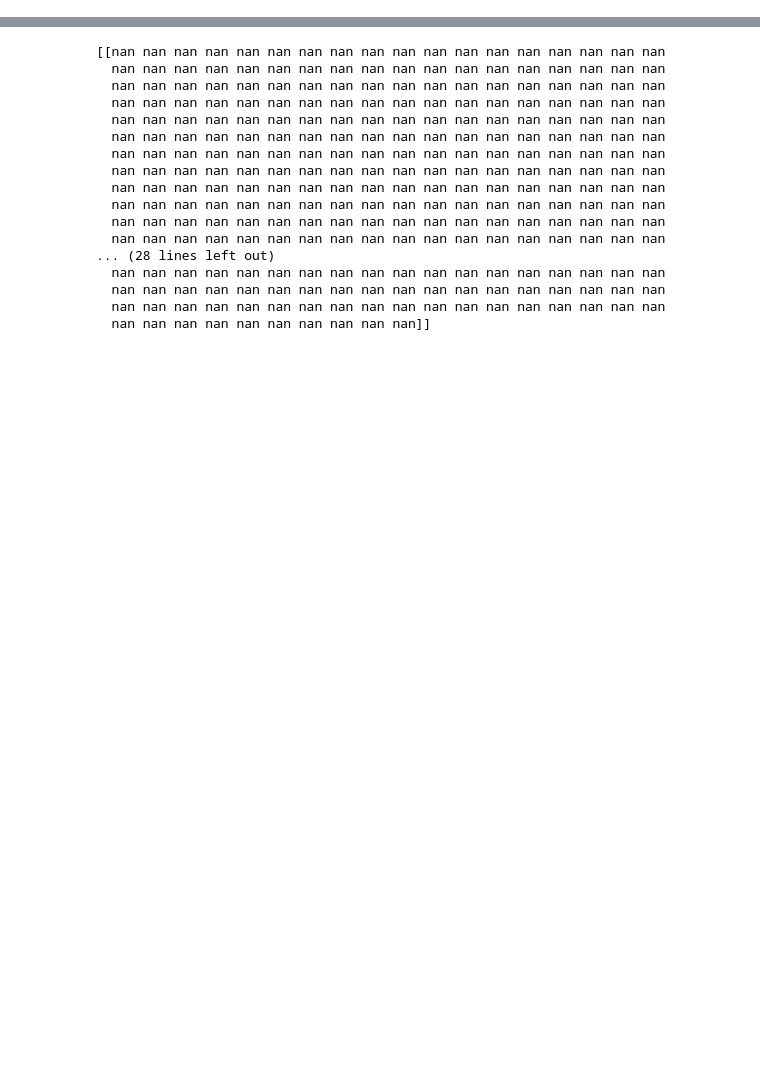
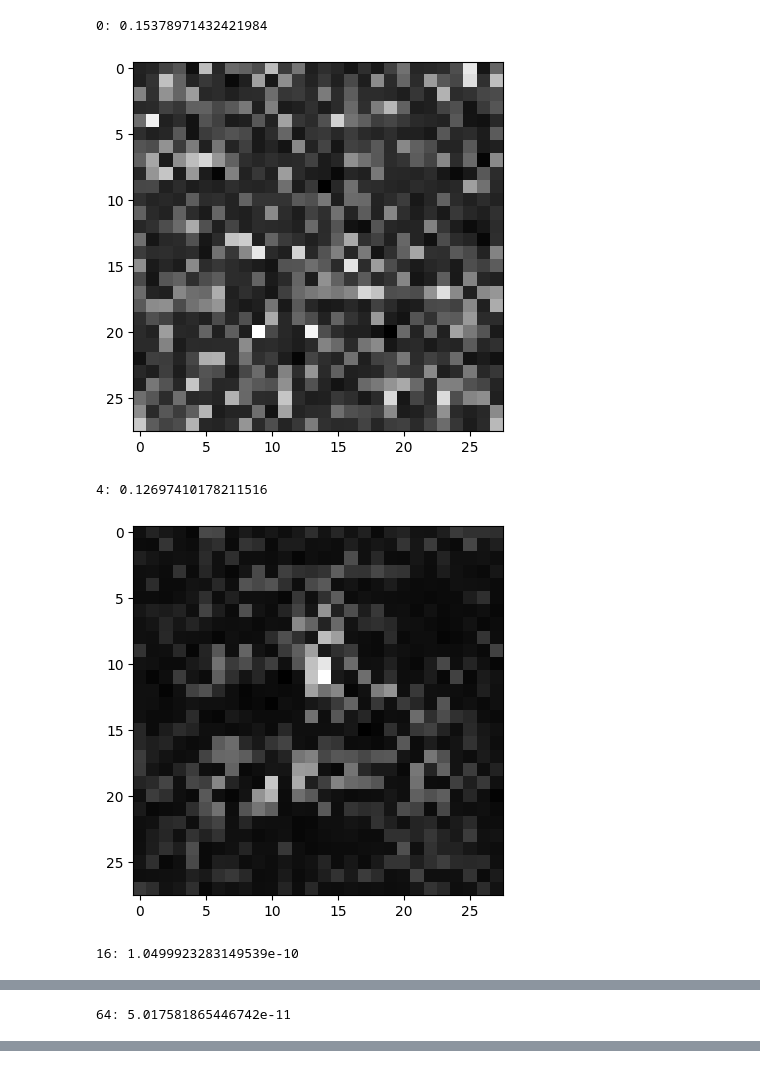
Before and after one commit to aszarata/network-2.0, a Jupyter notebook: generator.ipynb, the cells around one changed output, grey strips where cells are left out. Drawn from its saved outputs; the diff is of its cells as text; code cells hidden in the pictures; blank space fills up the shorter version.

```diff
--- a/generator.ipynb
+++ b/generator.ipynb
@@ -248,30 +51,26 @@ generator.add_layer(Layer(in_features=14*14, out_features=28*28, activation_func
-# %%
-class GenTrainer:
-    def __init__(self, generator, discriminator):
-        self.generator = generator
-        self.discriminator = discriminator
-
-        self.generator.train()
-        self.discriminator.eval()
-
-    def train(self, x, y):
-        x = generator.forward(x)
-
-        x = discriminator.forward(x)
-
-        error = discriminator.backward(y)
-        generator.backward(error)
-# %%
-prompt = 2
 # %%
-trainer = GenTrainer(generator, best_model)
+trainer = GenTrainer(generator, discriminator)
 # %%
 one_hot_prompt = np.zeros(10)
 one_hot_prompt[prompt] = 1
 # %%
 num_epochs = 200
 # %%
+results = []
+iter = 0
 for epoch in range(num_epochs):
     z = np.random.uniform(0, 255, 100)
 
-    trainer.train(z, one_hot_prompt)
+    output, evaluation = trainer.train(z, one_hot_prompt)
+    results.append(evaluation)
+
+    if epoch % 4**iter == 0:
+        print(f"{epoch}: {MSE(evaluation, one_hot_prompt)}")
+        draw_from_pixels(output)
+        iter+=1
+# %% [output]
+0: 0.15378971432421984
+[figure, added]
+4: 0.12697410178211516
+[figure, added]
+16: 1.0499923283149539e-10
@@ -277,0 +78 @@ for epoch in range(num_epochs):
+64: 5.017581865446742e-11
@@ -278,26 +80,6 @@ for epoch in range(num_epochs):
 # %%
 z = np.random.uniform(0, 255, 100)
 y = generator.predict(np.array([z]))
-# %%
-print(y)
-# %% [output]
-[[nan nan nan nan nan nan nan nan nan nan nan nan nan nan nan nan nan nan
-  nan nan nan nan nan nan nan nan nan nan nan nan nan nan nan nan nan nan
-  nan nan nan nan nan nan nan nan nan nan nan nan nan nan nan nan nan nan
-  nan nan nan nan nan nan nan nan nan nan nan nan nan nan nan nan nan nan
-  nan nan nan nan nan nan nan nan nan nan nan nan nan nan nan nan nan nan
-  nan nan nan nan nan nan nan nan nan nan nan nan nan nan nan nan nan nan
-  nan nan nan nan nan nan nan nan nan nan nan nan nan nan nan nan nan nan
-  nan nan nan nan nan nan nan nan nan nan nan nan nan nan nan nan nan nan
-  nan nan nan nan nan nan nan nan nan nan nan nan nan nan nan nan nan nan
-  nan nan nan nan nan nan nan nan nan nan nan nan nan nan nan nan nan nan
-  nan nan nan nan nan nan nan nan nan nan nan nan nan nan nan nan nan nan
-  nan nan nan nan nan nan nan nan nan nan nan nan nan nan nan nan nan nan
-... (28 lines left out)
-  nan nan nan nan nan nan nan nan nan nan nan nan nan nan nan nan nan nan
-  nan nan nan nan nan nan nan nan nan nan nan nan nan nan nan nan nan nan
-  nan nan nan nan nan nan nan nan nan nan nan nan nan nan nan nan nan nan
-  nan nan nan nan nan nan nan nan nan nan]]
 # %%
 draw_from_pixels(y)
 # %% [output]
```
Also changed, not shown: parts of 26 cells of this notebook, 4 other files.
